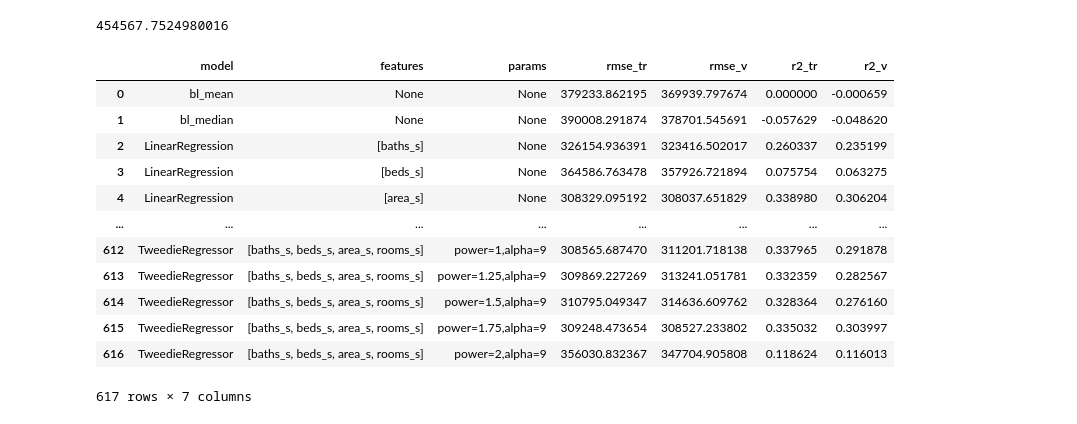
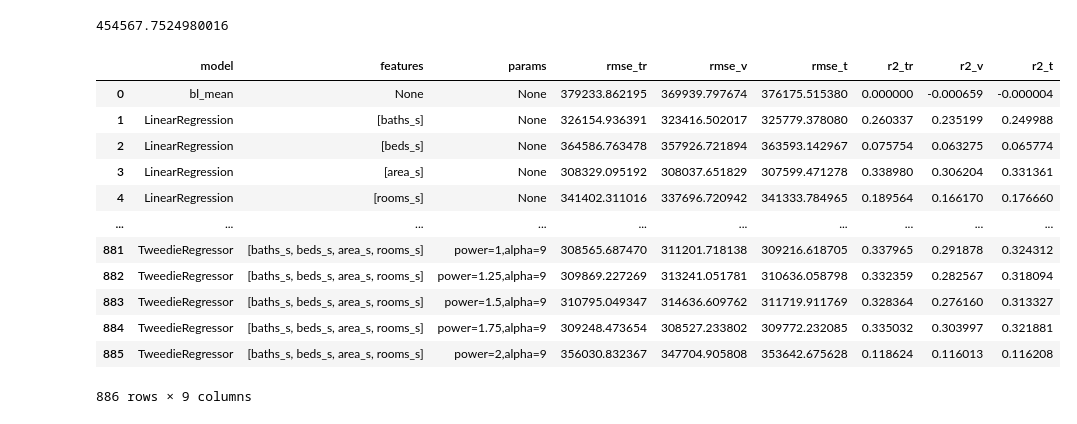
Before and after one commit to tkephart96/project_zillow, a Jupyter notebook: zillow_a.ipynb, the cells around one changed output. Cells and saved outputs as stored; diff of their text form; code cells hidden in the pictures.

```diff
--- a/zillow_a.ipynb
+++ b/zillow_a.ipynb
@@ -304,18 +436,18 @@ y_train.mean()[0]
 # %%
-metrics = m.reg_mods(Xs_train,y_train,Xs_val,y_val,features=None,alpha=[1,5,6,7,8,9],degree=[2,3,4,5],power=[1,1.25,1.5,1.75,2])
+metrics = reg_mods(Xs_train,y_train,Xs_val,y_val,Xs_test,y_test,features=None,alpha=[1,2,3,4,5,6,7,8,9],degree=[2,3,4,5],power=[1,1.25,1.5,1.75,2])
 metrics
 # %% [output]
-|  | model | features | params | rmse_tr | rmse_v | r2_tr | r2_v |
-| 0 | bl_mean | None | None | 379233.862195 | 369939.797674 | 0.000000 | -0.000659 |
-| 1 | bl_median | None | None | 390008.291874 | 378701.545691 | -0.057629 | -0.048620 |
-| 2 | LinearRegression | [baths_s] | None | 326154.936391 | 323416.502017 | 0.260337 | 0.235199 |
-| 3 | LinearRegression | [beds_s] | None | 364586.763478 | 357926.721894 | 0.075754 | 0.063275 |
-| 4 | LinearRegression | [area_s] | None | 308329.095192 | 308037.651829 | 0.338980 | 0.306204 |
-| ... | ... | ... | ... | ... | ... | ... | ... |
-| 612 | TweedieRegressor | [baths_s, beds_s, area_s, rooms_s] | power=1,alpha=9 | 308565.687470 | 311201.718138 | 0.337965 | 0.291878 |
-| 613 | TweedieRegressor | [baths_s, beds_s, area_s, rooms_s] | power=1.25,alpha=9 | 309869.227269 | 313241.051781 | 0.332359 | 0.282567 |
-| 614 | TweedieRegressor | [baths_s, beds_s, area_s, rooms_s] | power=1.5,alpha=9 | 310795.049347 | 314636.609762 | 0.328364 | 0.276160 |
-| 615 | TweedieRegressor | [baths_s, beds_s, area_s, rooms_s] | power=1.75,alpha=9 | 309248.473654 | 308527.233802 | 0.335032 | 0.303997 |
-| 616 | TweedieRegressor | [baths_s, beds_s, area_s, rooms_s] | power=2,alpha=9 | 356030.832367 | 347704.905808 | 0.118624 | 0.116013 |
+|  | model | features | params | rmse_tr | rmse_v | rmse_t | r2_tr | r2_v | r2_t |
+| 0 | bl_mean | None | None | 379233.862195 | 369939.797674 | 376175.515380 | 0.000000 | -0.000659 | -0.000004 |
+| 1 | LinearRegression | [baths_s] | None | 326154.936391 | 323416.502017 | 325779.378080 | 0.260337 | 0.235199 | 0.249988 |
+| 2 | LinearRegression | [beds_s] | None | 364586.763478 | 357926.721894 | 363593.142967 | 0.075754 | 0.063275 | 0.065774 |
+| 3 | LinearRegression | [area_s] | None | 308329.095192 | 308037.651829 | 307599.471278 | 0.338980 | 0.306204 | 0.331361 |
+| 4 | LinearRegression | [rooms_s] | None | 341402.311016 | 337696.720942 | 341333.784965 | 0.189564 | 0.166170 | 0.176660 |
+| ... | ... | ... | ... | ... | ... | ... | ... | ... | ... |
+| 881 | TweedieRegressor | [baths_s, beds_s, area_s, rooms_s] | power=1,alpha=9 | 308565.687470 | 311201.718138 | 309216.618705 | 0.337965 | 0.291878 | 0.324312 |
+| 882 | TweedieRegressor | [baths_s, beds_s, area_s, rooms_s] | power=1.25,alpha=9 | 309869.227269 | 313241.051781 | 310636.058798 | 0.332359 | 0.282567 | 0.318094 |
+| 883 | TweedieRegressor | [baths_s, beds_s, area_s, rooms_s] | power=1.5,alpha=9 | 310795.049347 | 314636.609762 | 311719.911769 | 0.328364 | 0.276160 | 0.313327 |
+| 884 | TweedieRegressor | [baths_s, beds_s, area_s, rooms_s] | power=1.75,alpha=9 | 309248.473654 | 308527.233802 | 309772.232085 | 0.335032 | 0.303997 | 0.321881 |
+| 885 | TweedieRegressor | [baths_s, beds_s, area_s, rooms_s] | power=2,alpha=9 | 356030.832367 | 347704.905808 | 353642.675628 | 0.118624 | 0.116013 | 0.116208 |
-617 rows × 7 columns
+886 rows × 9 columns
 # %%
```
Also changed, not shown: parts of 11 cells of this notebook, 5 other files.
